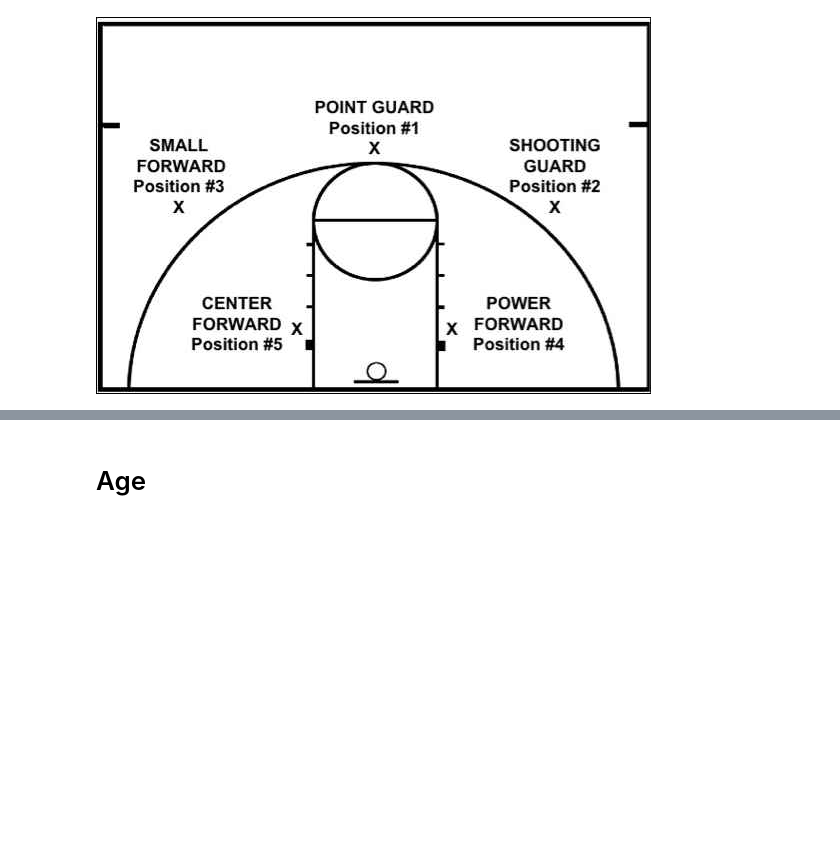
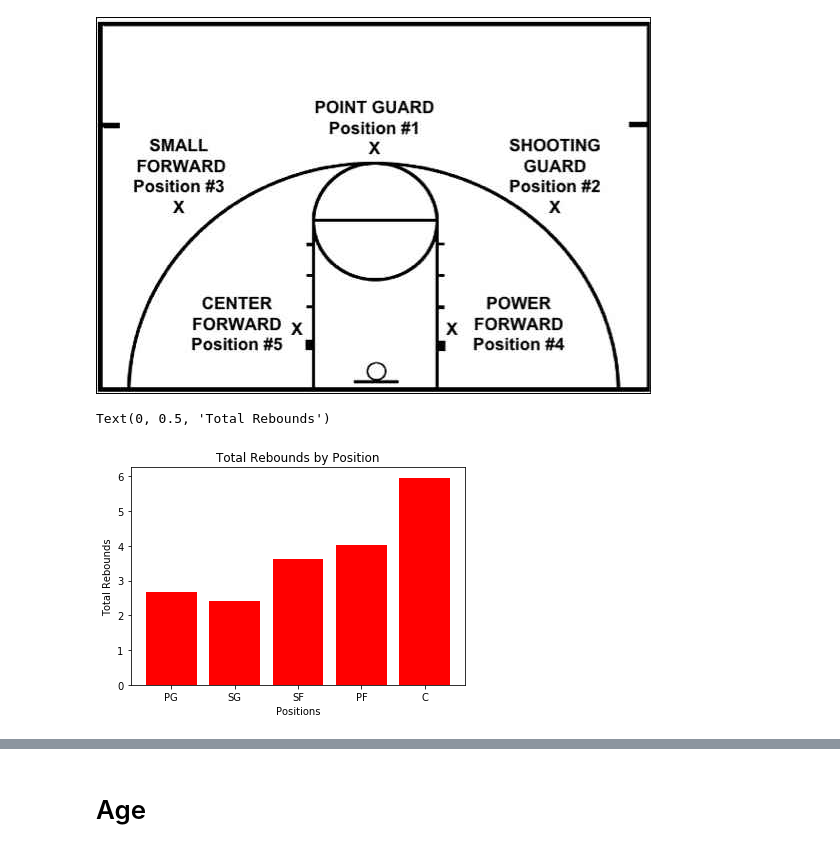
Before and after one commit to Alyrei/project-1, a Jupyter notebook: NBA-PLAYERS.ipynb, the cells around one changed output, grey strips where cells are left out. Drawn from its saved outputs; the diff is of its cells as text; code cells hidden in the pictures; blank space fills up the shorter version.

```diff
--- a/NBA-PLAYERS.ipynb
+++ b/NBA-PLAYERS.ipynb
@@ -225,0 +228,12 @@ import seaborn as sns
+# %%
+positions = stats.set_index("position")
+# positions = positions.drop(columns="Unnamed: 0")
+positions = positions.groupby("position").mean()
+# positions.reindex(["PG", "SG", "SF", "PF", "C"])
+position_data = positions.reset_index()
+position_data = position_data.reindex([2,4,3,1,0])
+position_data
+
+ages = stats.set_index("age")
+ages_data = ages.reset_index()
+ages_data.head()
@@ -229,3 +251,17 @@ import seaborn as sns
 Image("Images/positions.jpg")
 # %% [output]
 [figure]
+# %%
+#Total rebounds by position graph
+# position data
+x_axis = position_data["position"]
+trbpg = position_data["trb_per_g"]
+
+#graph
+plt.bar(x_axis, trbpg, color="r")
+plt.title("Total Rebounds by Position")
+plt.xlabel("Positions")
+plt.ylabel("Total Rebounds")
+# %% [output]
+Text(0, 0.5, 'Total Rebounds')
+[figure, added]
```
Also changed, not shown: parts of 6 cells of this notebook.
